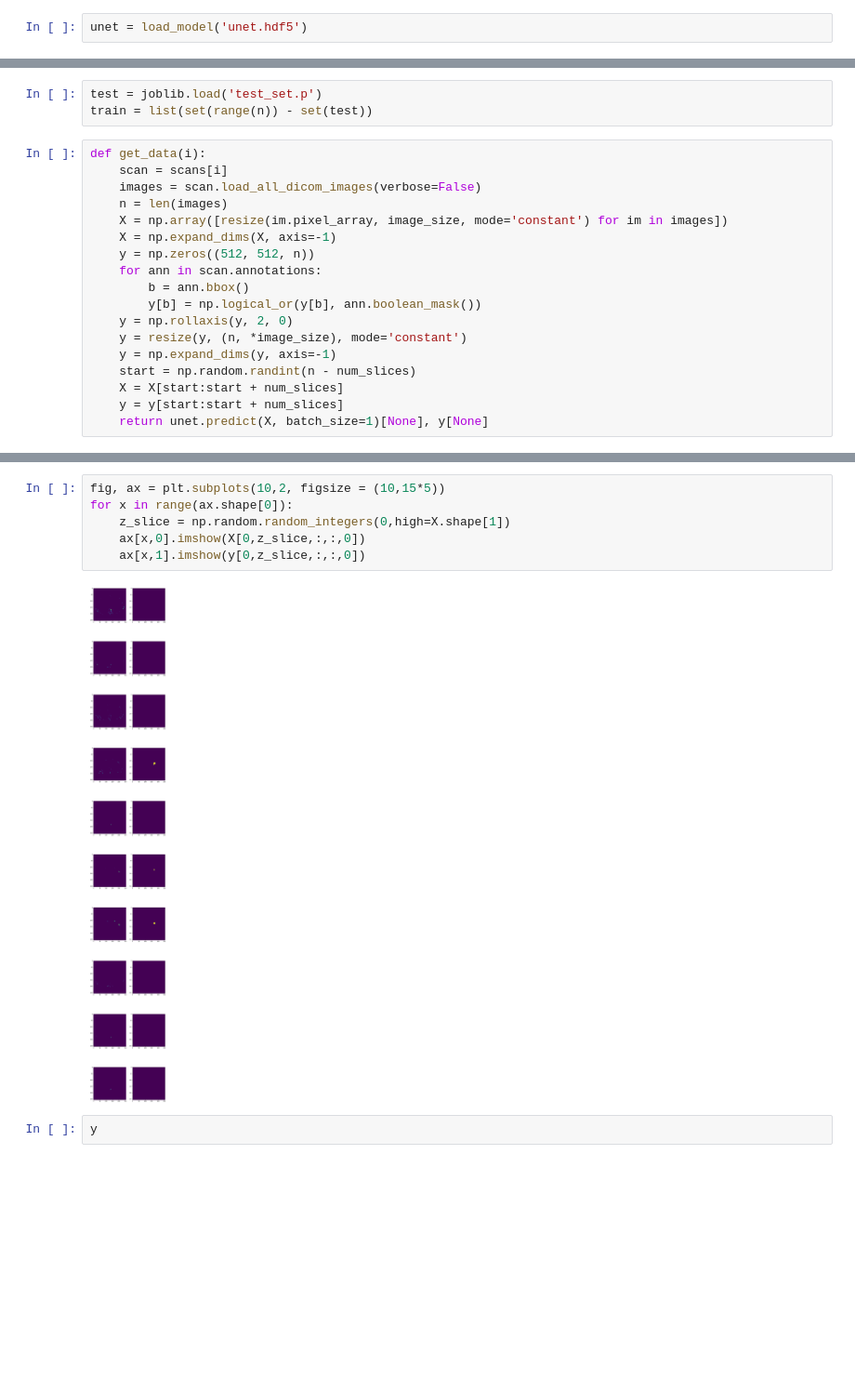
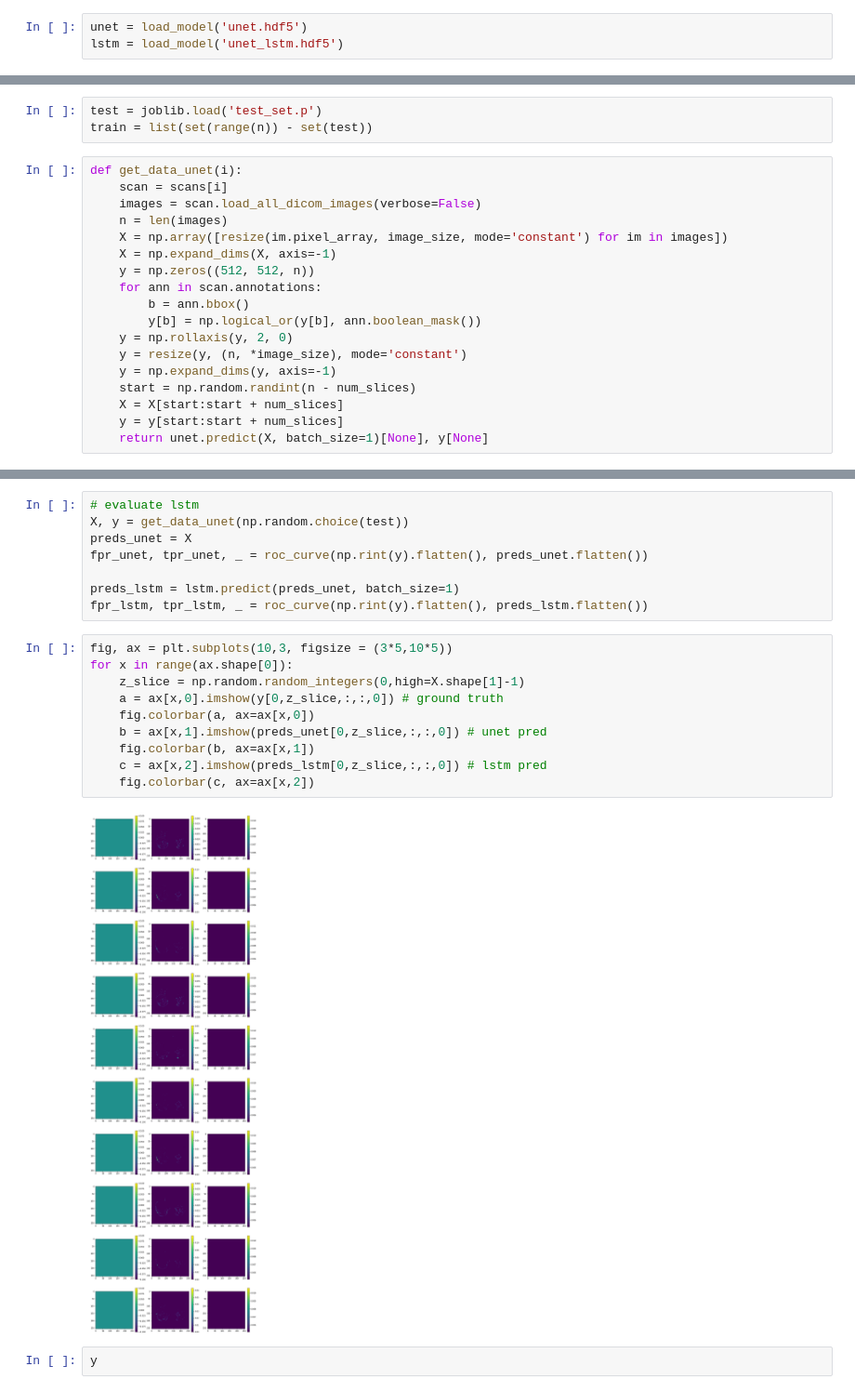
Before and after one commit to luranhe/cs109b-projectofchampions, a Jupyter notebook: amanda-visualizations.ipynb, the cells around one changed output, grey strips where cells are left out. Shown at 93% size. Saved outputs shown, nothing was run; the diff lists cells and outputs as text; blank space fills up the shorter version.

Commit message:
update colorbar

```diff
--- a/amanda-visualizations.ipynb
+++ b/amanda-visualizations.ipynb
@@ -16,6 +15,7 @@ image_size = (256, 256)
 num_slices = 50
 # %%
 unet = load_model('unet.hdf5')
+lstm = load_model('unet_lstm.hdf5')
 # %%
 scans = pl.query(pl.Scan)
 n = scans.count()
@@ -23,7 +23,7 @@ n = scans.count()
 test = joblib.load('test_set.p')
 train = list(set(range(n)) - set(test))
 # %%
-def get_data(i):
+def get_data_unet(i):
     scan = scans[i]
     images = scan.load_all_dicom_images(verbose=False)
     n = len(images)
@@ -45,11 +43,23 @@ X, y = get_data(0)
+# %%
+# evaluate lstm
+X, y = get_data_unet(np.random.choice(test))
+preds_unet = X
+fpr_unet, tpr_unet, _ = roc_curve(np.rint(y).flatten(), preds_unet.flatten())
+
+preds_lstm = lstm.predict(preds_unet, batch_size=1)
+fpr_lstm, tpr_lstm, _ = roc_curve(np.rint(y).flatten(), preds_lstm.flatten())
 # %%
-fig, ax = plt.subplots(10,2, figsize = (10,15*5))
+fig, ax = plt.subplots(10,3, figsize = (3*5,10*5))
 for x in range(ax.shape[0]):
-    z_slice = np.random.random_integers(0,high=X.shape[1])
-    ax[x,0].imshow(X[0,z_slice,:,:,0])
-    ax[x,1].imshow(y[0,z_slice,:,:,0])
+    z_slice = np.random.random_integers(0,high=X.shape[1]-1)
+    a = ax[x,0].imshow(y[0,z_slice,:,:,0]) # ground truth
+    fig.colorbar(a, ax=ax[x,0])
+    b = ax[x,1].imshow(preds_unet[0,z_slice,:,:,0]) # unet pred
+    fig.colorbar(b, ax=ax[x,1])
+    c = ax[x,2].imshow(preds_lstm[0,z_slice,:,:,0]) # lstm pred
+    fig.colorbar(c, ax=ax[x,2])
 # %% [output]
-[figure, old version]
+[figure, new version]
 # %%
 y
 # %% [output]
```
Also changed, not shown: parts of 2 cells of this notebook.
